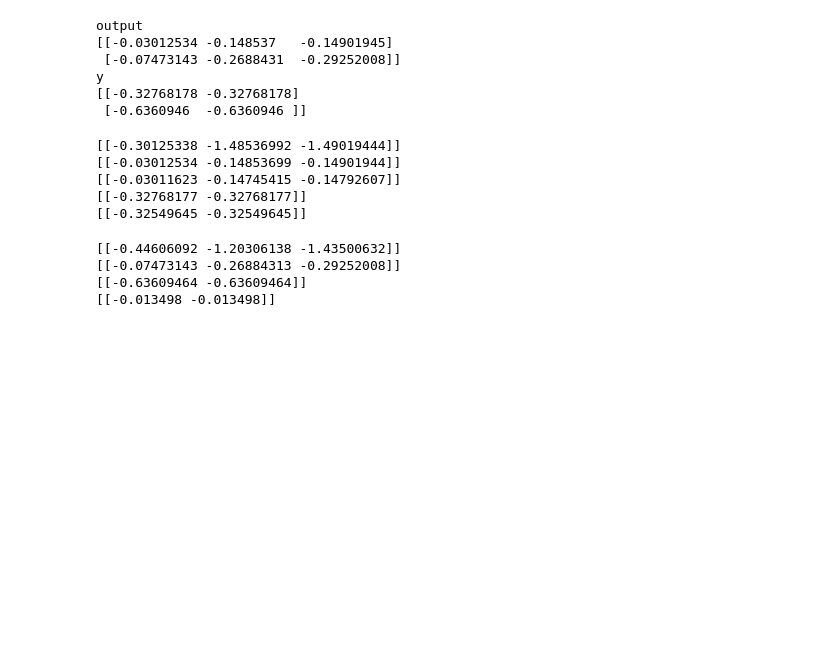
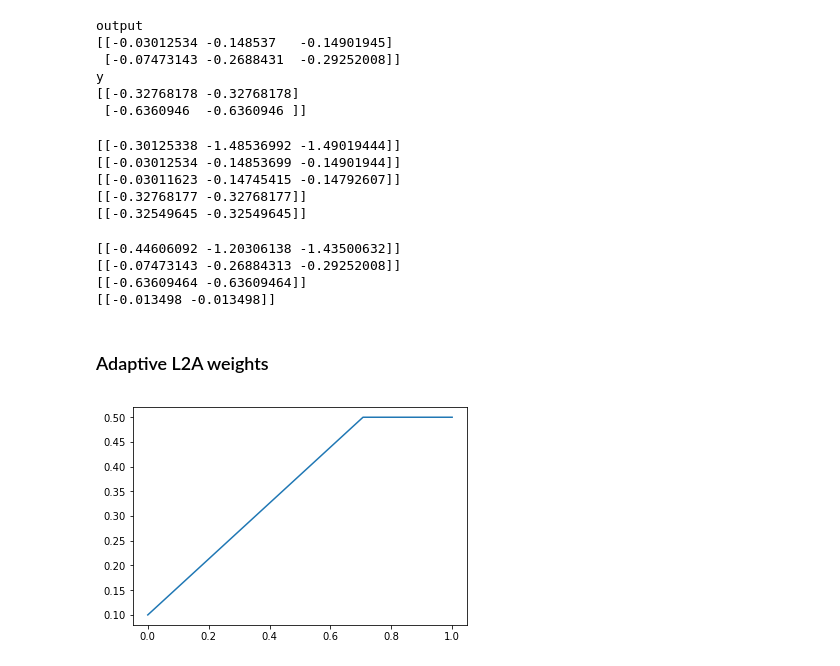
Before and after one commit to jbwebb8/rat-rnn, a Jupyter notebook: RatRNNWithNoise.ipynb, the cells around one changed output. Cells and saved outputs as stored; diff of their text form; code cells hidden in the pictures; blank space fills up the shorter version.

```diff
--- a/RatRNNWithNoise.ipynb
+++ b/RatRNNWithNoise.ipynb
@@ -425,13 +440,17 @@ class RatRNN(object):
 
         self.y = tf.placeholder(shape=[None, y_size], dtype=tf.float32)
 
+        # Loss weights
+        self.L2W_weight = tf.placeholder(shape=[1], dtype=tf.float32)
+        self.L2A_weight = tf.placeholder(shape=[1], dtype=tf.float32)
+
         # tf.nn.l2_loss computes half sum of squares, so divide by 0.5 for correct normalization
         lossL2A = tf.nn.l2_loss(self.output) / float(batch_size * h_size * ep_length * 0.5)
         lossL2W = tf.add_n([ tf.nn.l2_loss(v) / (0.5 * N_i) for v, N_i in zip(tf.trainable_variables(), [float(x_size), float(y_size)])
                              if 'bias' not in v.name ]) / float(h_size)
 
-        self.weights_loss = lossL2W * weights_regularization
-        self.act_loss = lossL2A * act_regularization
+        self.weights_loss = lossL2W * self.L2W_weight
+        self.act_loss = lossL2A * self.L2A_weight
         self.regress_loss = tf.reduce_sum(tf.squared_difference(self.y, self.y_pred)) / float(batch_size * ep_length * y_size)
         self.loss = self.regress_loss + self.weights_loss + self.act_loss
 
@@ -728,3 +764,16 @@ print(y_2_)
 [[-0.07473143 -0.26884313 -0.29252008]]
 [[-0.63609464 -0.63609464]]
 [[-0.013498 -0.013498]]
+# %% [markdown]
+### Adaptive L2A weights
+# %%
+f = np.linspace(0.0, 1.0, 100)
+w_params = [0.1, 0.5, 0.7]
+w = []
+for i in range(len(f)):
+    w.append(get_L2A_weight(*w_params, i/len(f)))
+
+plt.plot(f, np.array(w))
+plt.show()
+# %% [output]
+[figure, added]
```
Also changed, not shown: parts of 15 cells of this notebook.
